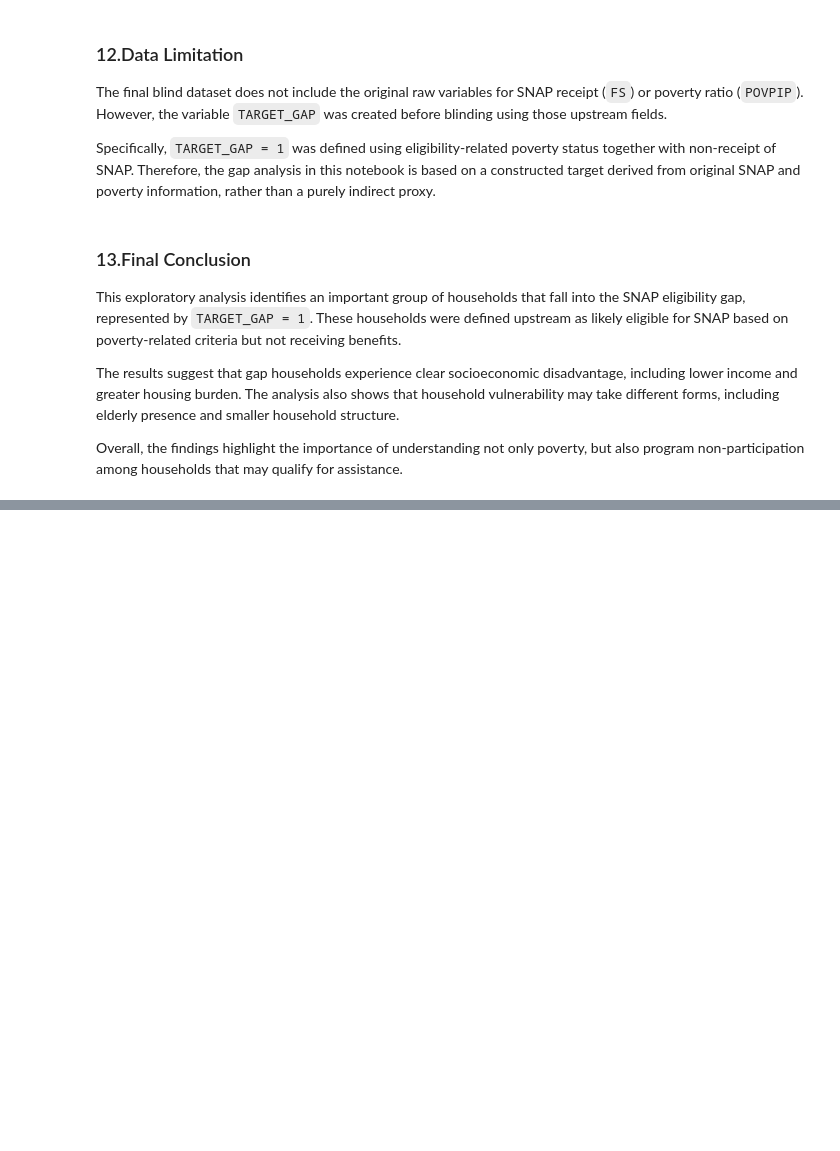
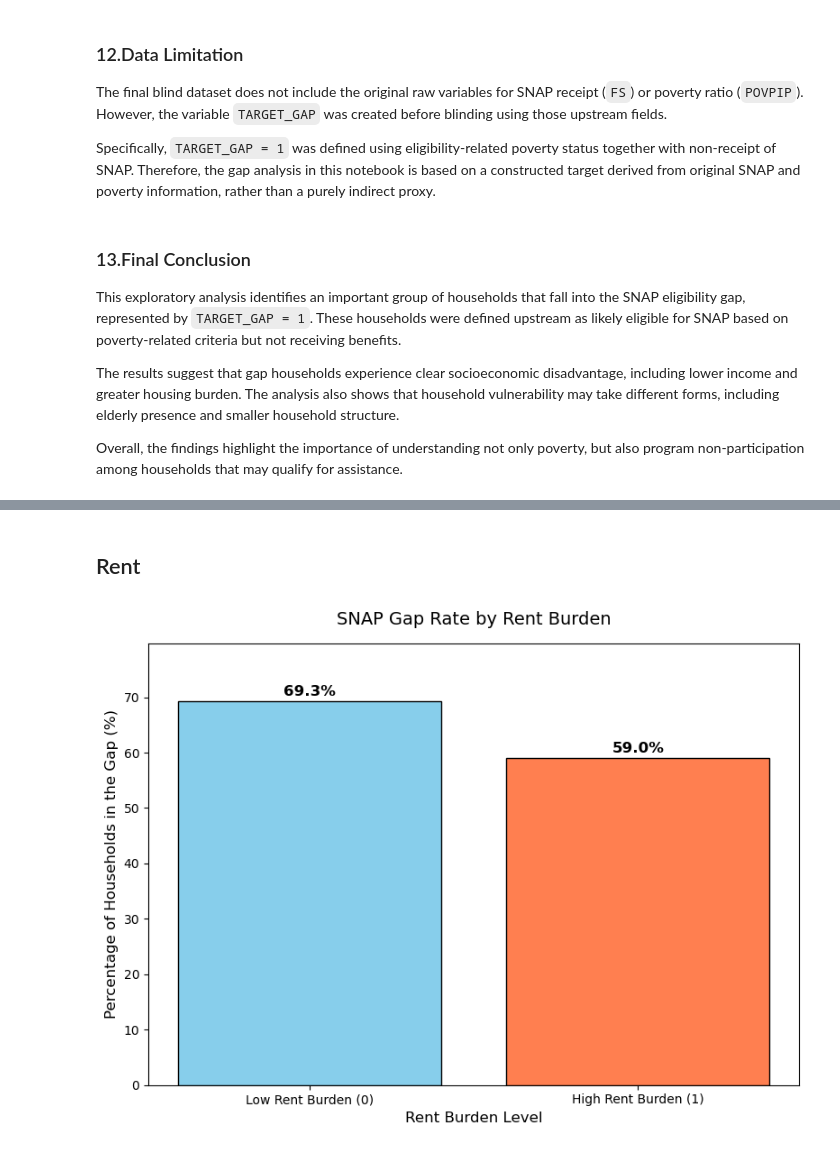
Before and after one commit to Erdos-Projects/spring-2026-local-poverty-rate-estimation, a Jupyter notebook: notebooks/Exploratory_Data_Analysis_V2.ipynb, the cells around one changed output, grey strips where cells are left out. Saved outputs shown, nothing was run; the diff lists cells and outputs as text; code cells hidden in the pictures; blank space fills up the shorter version.

```diff
--- a/notebooks/Exploratory_Data_Analysis_V2.ipynb
+++ b/notebooks/Exploratory_Data_Analysis_V2.ipynb
@@ -402,0 +503,47 @@ Overall, the findings highlight the importance of understanding not only poverty
+# %% [markdown]
+## Rent
+# %%
+# 1. Remove missing values
+df_rb = df.dropna(subset=['RENT_BURDEN'])
+
+# 2. Create a binary flag (high vs low rent burden using median)
+threshold = df_rb['RENT_BURDEN'].median()
+df_rb['HIGH_RENT_BURDEN'] = (df_rb['RENT_BURDEN'] > threshold).astype(int)
+
+# 3. Calculate gap rate (%) for each group
+gap_rates = df_rb.groupby('HIGH_RENT_BURDEN')['TARGET_GAP'].mean() * 100
+
+# 4. Plot bar chart
+plt.figure(figsize=(8, 6))
+
+bars = plt.bar(
+    ['Low Rent Burden (0)', 'High Rent Burden (1)'],
+    [gap_rates.get(0, 0), gap_rates.get(1, 0)],
+    color=['skyblue', 'coral'],
+    edgecolor='black'
+)
+
+# 5. Add percentage labels
+for bar in bars:
+    yval = bar.get_height()
+    plt.text(
+        bar.get_x() + bar.get_width()/2,
+        yval + 0.5,
+        f'{yval:.1f}%',
+        ha='center',
+        va='bottom',
+        fontweight='bold',
+        fontsize=12
+    )
+
+# 6. Formatting
+plt.title('SNAP Gap Rate by Rent Burden', fontsize=14, pad=15)
+plt.ylabel('Percentage of Households in the Gap (%)', fontsize=12)
+plt.xlabel('Rent Burden Level', fontsize=12)
+
+plt.ylim(0, max(gap_rates) * 1.15)
+
+plt.tight_layout()
+plt.show()
+# %% [output]
+[figure, added]
```
Also changed, not shown: parts of 20 cells of this notebook.
